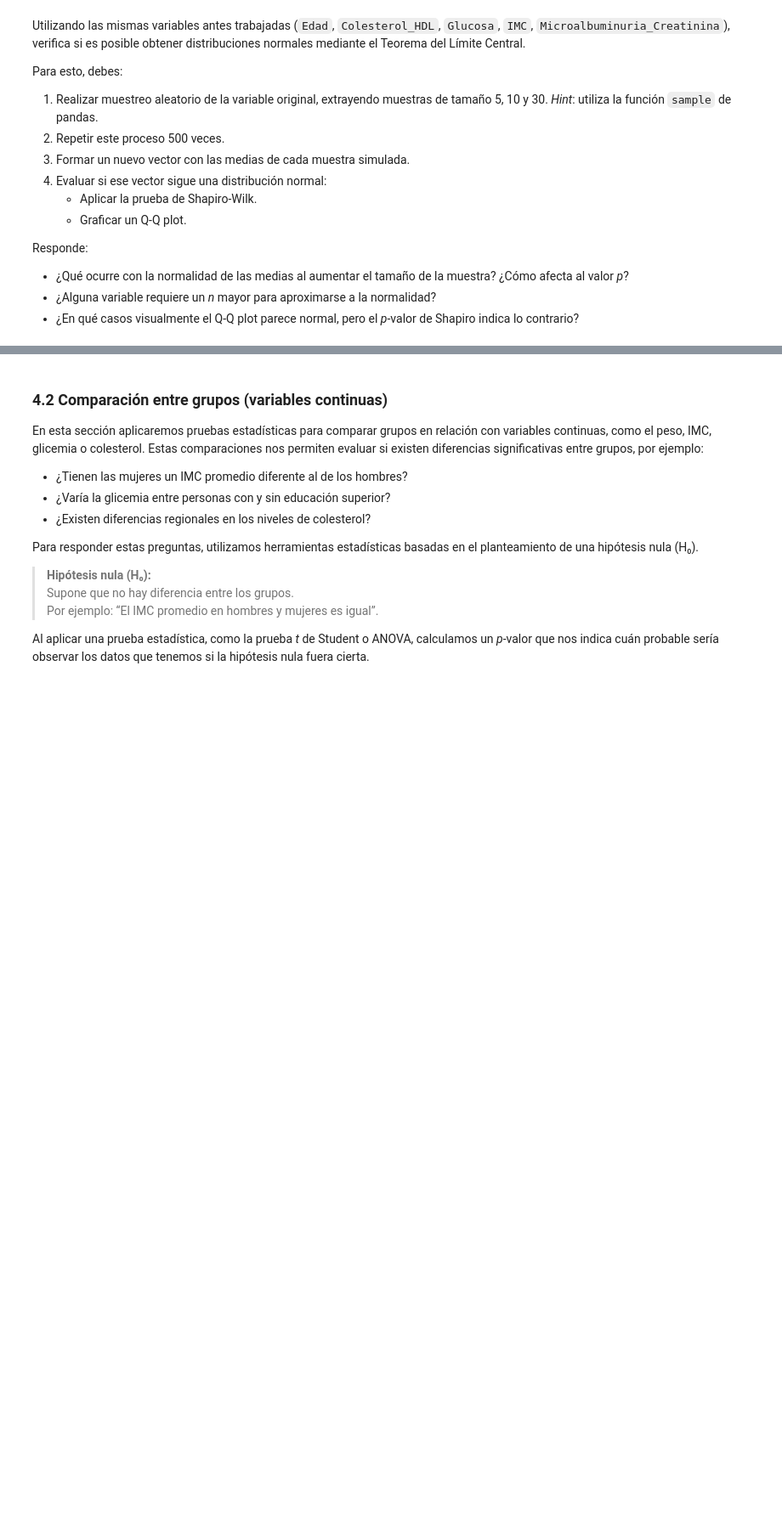
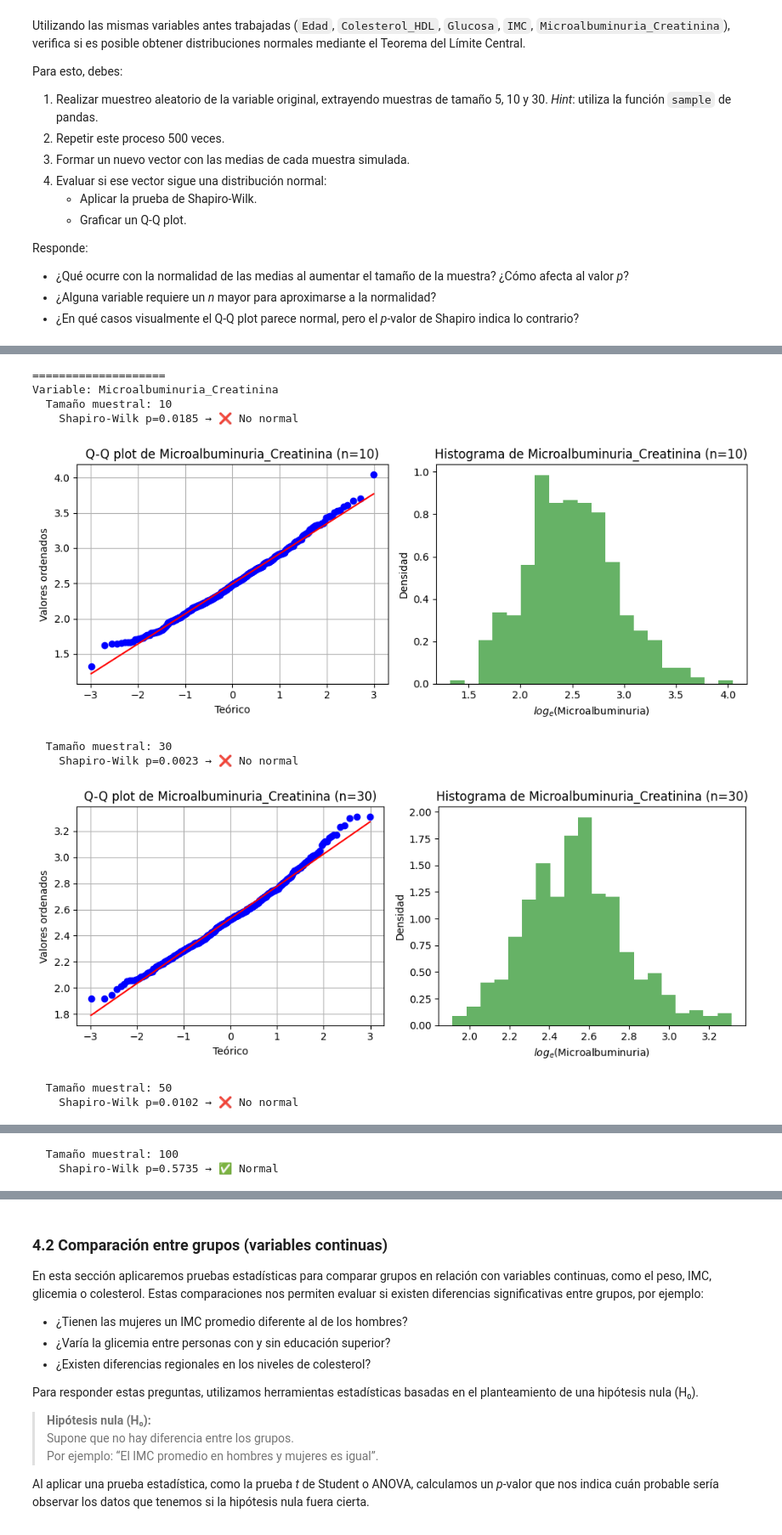
Before and after one commit to iHealthInstitute/Talleres_Diplomado_iHealth, a Jupyter notebook: curso_2/test_de_hipotesis_solution.ipynb, the cells around one changed output, grey strips where cells are left out. Shown at 85% size. Saved outputs shown, nothing was run; the diff lists cells and outputs as text; code cells hidden in the pictures; blank space fills up the shorter version.

```diff
--- a/curso_2/test_de_hipotesis_solution.ipynb
+++ b/curso_2/test_de_hipotesis_solution.ipynb
@@ -331,0 +349,45 @@ Variable: Colesterol_HDL
+# %%
+# <CODE>
+
+variables = ['Microalbuminuria_Creatinina']
+tamaños = [10, 30, 50, 100]
+
+for var in variables:
+    print("="*20)
+    print(f"Variable: {var}")
+
+    for n in tamaños:
+        print(f"  Tamaño muestral: {n}")
+        medias = simular_medias(np.log(ens[var]), sample_size=n)
+
+        # Test de normalidad Shapiro-Wilk
+        stat, p = shapiro(medias)
+        resultado = "✅ Normal" if p > 0.05 else "❌ No normal"
+        print(f"    Shapiro-Wilk p={p:.4f} → {resultado}")
+
+        # Q-Q plot
+        fig, ax = plt.subplots(1,2, figsize=(10, 4))
+        probplot(medias, dist="norm", plot=ax[0])
+        ax[0].set_title(f"Q-Q plot de {var} (n={n})")
+        ax[0].grid(True)
+        ax[0].set_xlabel('Teórico')
+        ax[0].set_ylabel('Valores ordenados')
+
+        # Histograma
+        ax[1].hist(medias, bins=20, density=True, alpha=0.6, color='g')
+        ax[1].set_title(f"Histograma de {var} (n={n})")
+        ax[1].set_xlabel(f'$log_e$(Microalbuminuria)')
+        ax[1].set_ylabel('Densidad')
+        plt.tight_layout()
+        plt.show()
+# %% [output]
+====================
+Variable: Microalbuminuria_Creatinina
+  Tamaño muestral: 10
+    Shapiro-Wilk p=0.0185 → ❌ No normal
+[figure, added]
+  Tamaño muestral: 30
+    Shapiro-Wilk p=0.0023 → ❌ No normal
+[figure, added]
+  Tamaño muestral: 50
+    Shapiro-Wilk p=0.0102 → ❌ No normal
@@ -331,0 +395,2 @@ Variable: Colesterol_HDL
+  Tamaño muestral: 100
+    Shapiro-Wilk p=0.5735 → ✅ Normal
```
Also changed, not shown: parts of 18 cells of this notebook.
